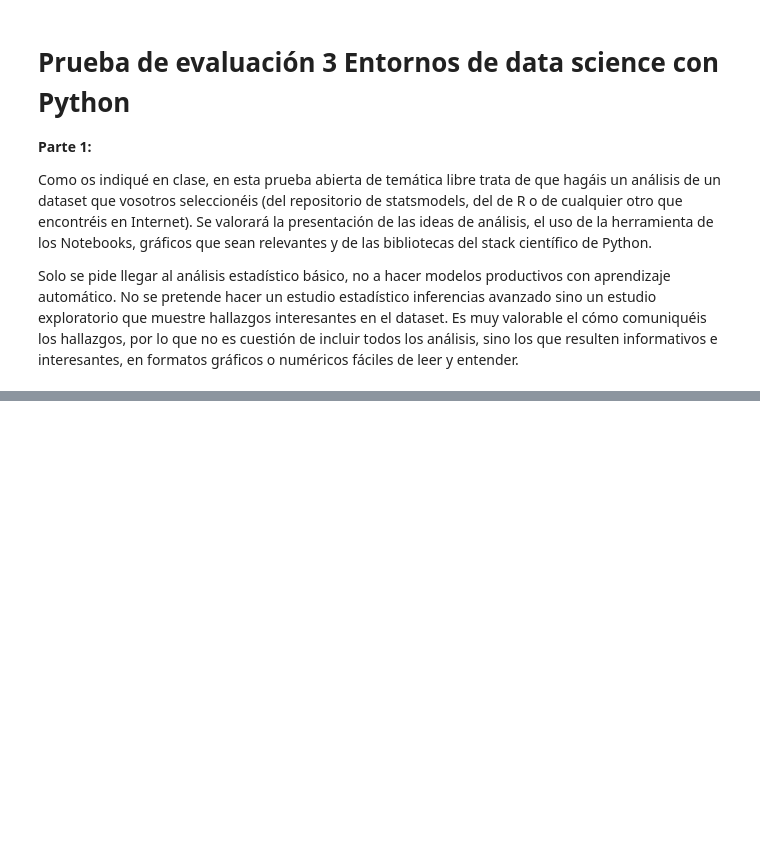
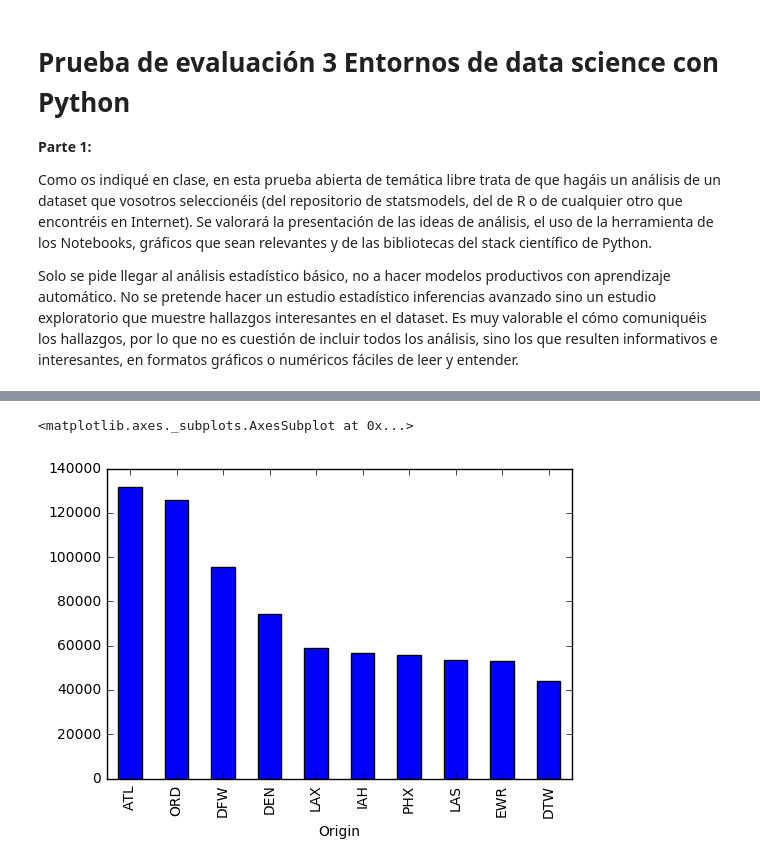
Before and after one commit to giovamata/campusciff-2016, a Jupyter notebook: Finales/Python/Evaluacion Continua 3/Parte 1.ipynb, the cells around one changed output, grey strips where cells are left out. Saved outputs shown, nothing was run; the diff lists cells and outputs as text; code cells hidden in the pictures; blank space fills up the shorter version.

```diff
--- a/Finales/Python/Evaluacion Continua 3/Parte 1.ipynb
+++ b/Finales/Python/Evaluacion Continua 3/Parte 1.ipynb
@@ -47,0 +119,4 @@ plt.title("NaNs por columna")
+# %%
+DelayedFlights.sort_values(by=['Year','Month','DayofMonth','CRSDepTime'], inplace=True)
+DelayedFlights = DelayedFlights.reset_index(drop=True)
+DelayedFlights.head(10)
@@ -47,0 +136,5 @@ plt.title("NaNs por columna")
+# %%
+#DelayedFlights['DateTime'] = DelayedFlights.Year.map(str) + '/' + DelayedFlights.Month.map(str) + '/' \
+#                             + DelayedFlights.DayofMonth.map(str) + ' ' + DelayedFlights.CRSDepTime.map(str)
+DelayedFlights['DateTime'] = DelayedFlights.Year.map(str) + '/' + DelayedFlights.Month.map(str) + '/' \
+                             + DelayedFlights.DayofMonth.map(str)
@@ -47,0 +143,4 @@ plt.title("NaNs por columna")
+# %%
+Top10Airports = DelayedFlights.groupby('Origin').size()
+Top10Airports.sort_values(inplace=True, ascending=False)
+Top10Airports[:10]
@@ -47,0 +160,5 @@ plt.title("NaNs por columna")
+# %%
+Top10Airports[:10].plot(kind='bar')
+# %% [output]
+<matplotlib.axes._subplots.AxesSubplot at 0x...>
+[figure, added]
```
Also changed, not shown: parts of 27 cells of this notebook, 1 other file.
